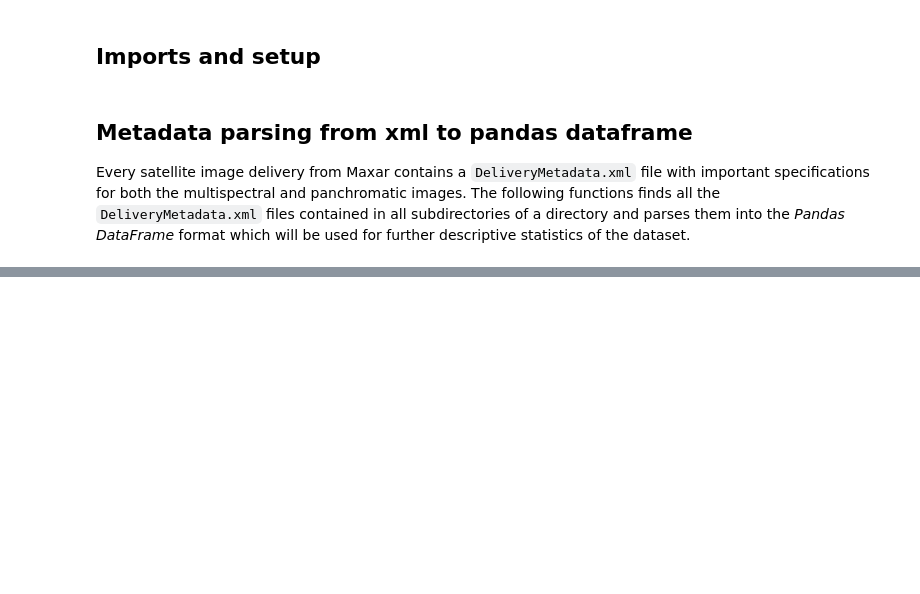
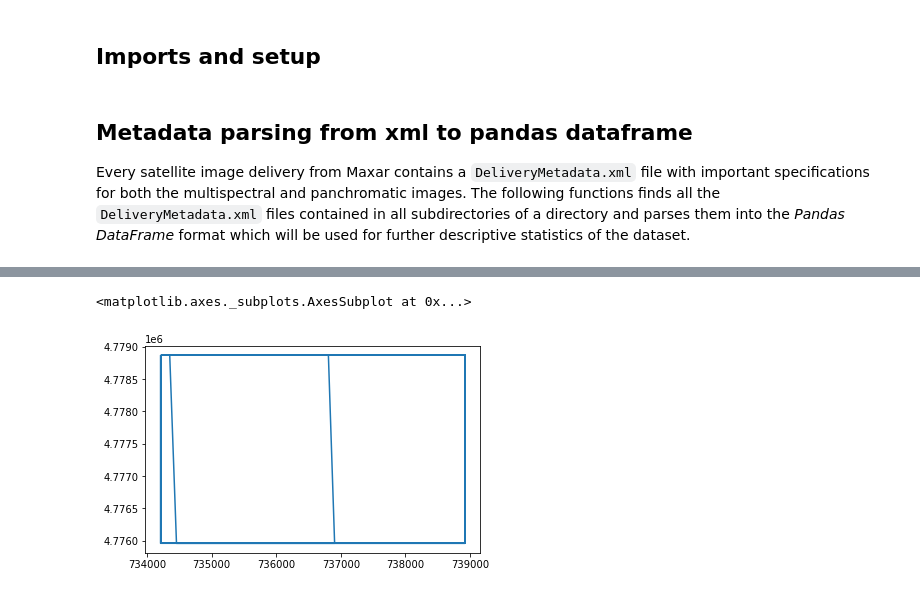
Before and after one commit to onordberg/multispectral-super-resolution, a Jupyter notebook: data-exploration-display-version.ipynb, the cells around one changed output, grey strips where cells are left out. Saved outputs shown, nothing was run; the diff lists cells and outputs as text; code cells hidden in the pictures; blank space fills up the shorter version.

```diff
--- a/data-exploration-display-version.ipynb
+++ b/data-exploration-display-version.ipynb
@@ -105,0 +263,5 @@ images_for_early_trials
+# %%
+meta[meta['area_name'] == 'Toulon'].boundary.plot()
+# %% [output]
+<matplotlib.axes._subplots.AxesSubplot at 0x...>
+[figure, added]
```
Also changed, not shown: parts of 49 cells of this notebook, 1 other file.
